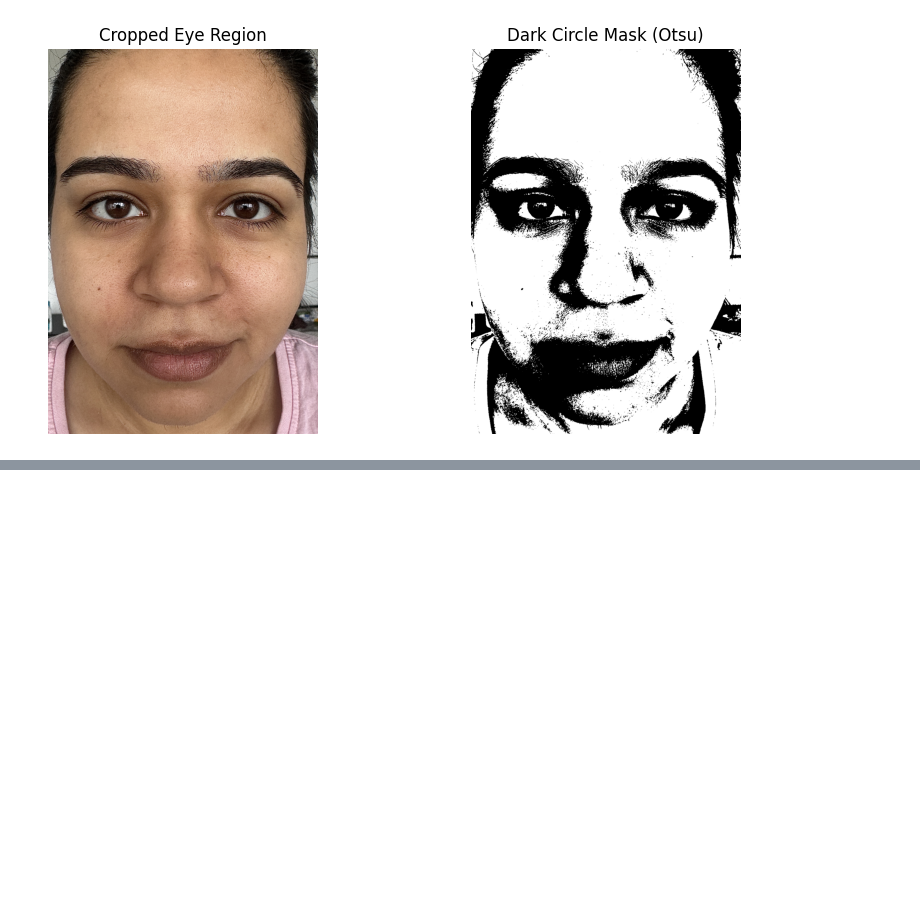
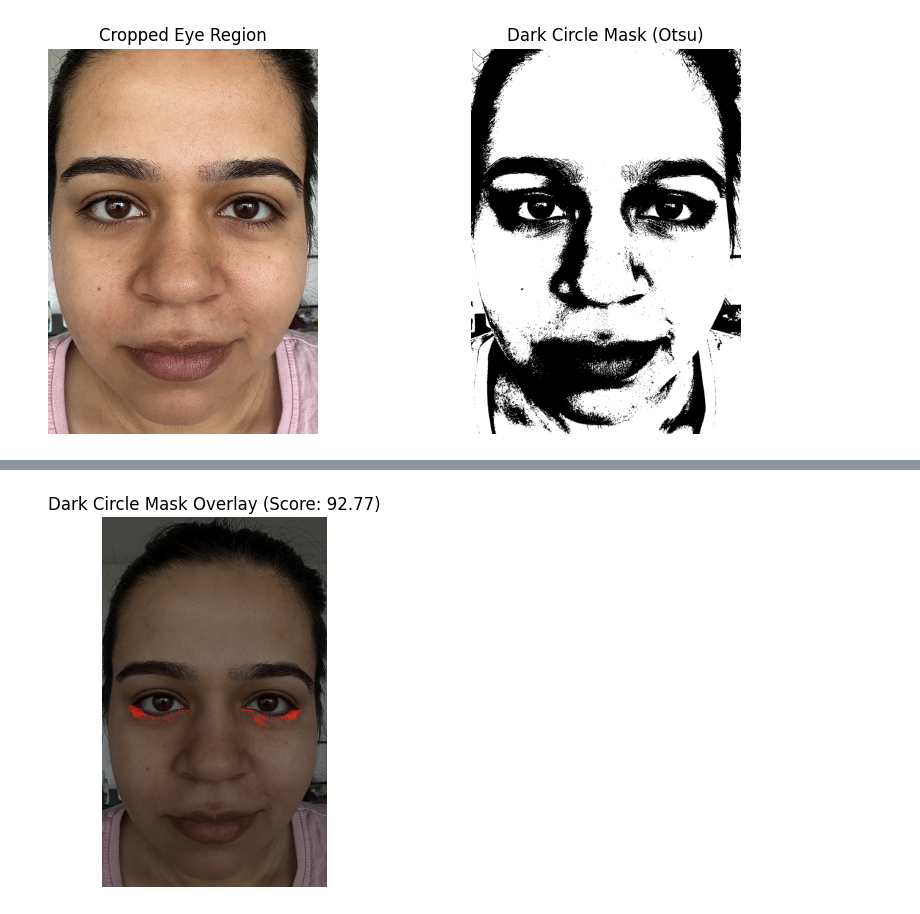
Before and after one commit to Simoni2412/Dark_Circles_Detection, a Jupyter notebook: DarkCircles.ipynb, the cells around one changed output, grey strips where cells are left out. Cells and saved outputs as stored; diff of their text form; code cells hidden in the pictures; blank space fills up the shorter version.

```diff
--- a/DarkCircles.ipynb
+++ b/DarkCircles.ipynb
@@ -413,0 +413,23 @@ Calculated Dark Circle Score: 88.89
+# %%
+# Assume original_img, combined_dark_circle_mask_full_size, total_eye_region_mask are already defined
+
+# Create an overlay image (same size as original)
+overlay = np.zeros_like(original_img, dtype=np.uint8)
+
+# # Create a boolean mask for dark pixels within the eye region
+# dark_pixels_mask = (combined_dark_circle_mask_full_size == 0) & (total_eye_region_mask > 0)
+
+# Set red color [B, G, R] = [0, 0, 255] where dark_pixels_mask is True
+overlay[dark_pixels_mask1] = [0, 0, 255]
+
+# Blend the overlay with the original image
+alpha = 0.5  # Transparency factor
+overlaid_image = cv2.addWeighted(original_img, 1 - alpha, overlay, alpha, 0)
+
+# Display using matplotlib
+plt.imshow(cv2.cvtColor(overlaid_image, cv2.COLOR_BGR2RGB))
+plt.title(f'Dark Circle Mask Overlay (Score: {score:.2f})')
+plt.axis('off')
+plt.show()
+# %% [output]
+[figure, added]
```
Also changed, not shown: parts of 4 cells of this notebook.
